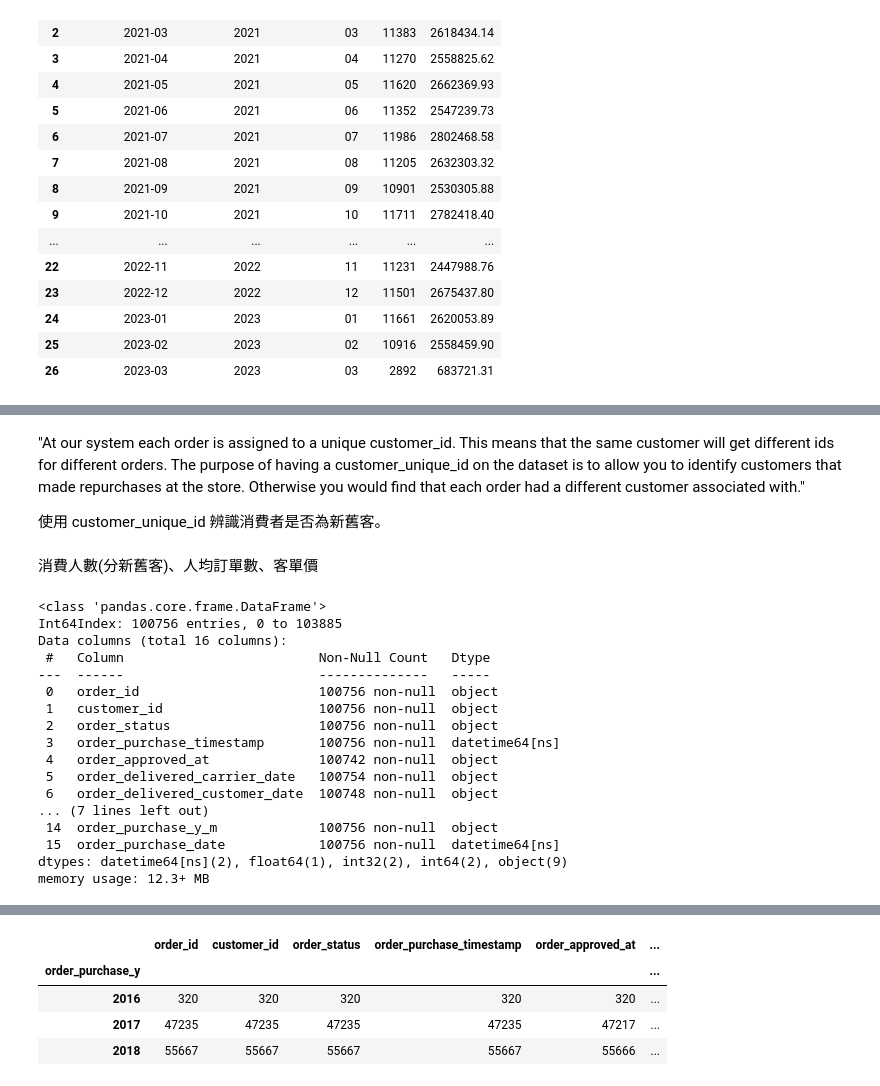
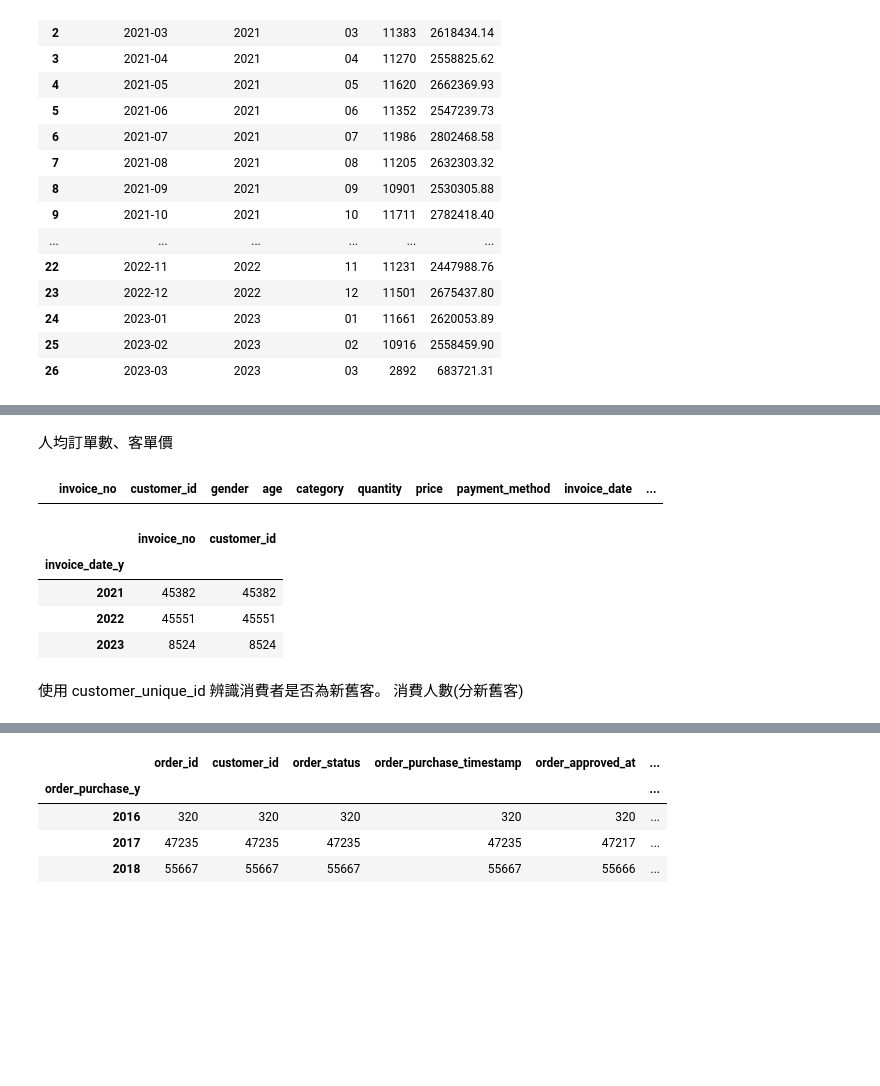
Before and after one commit to LiangYuDer/E-commerce-Analysis, a Jupyter notebook: ec_analysis.ipynb, the cells around one changed output, grey strips where cells are left out. Drawn from its saved outputs; the diff is of its cells as text; code cells hidden in the pictures; blank space fills up the shorter version.

```diff
--- a/ec_analysis.ipynb
+++ b/ec_analysis.ipynb
@@ -93,7 +141,0 @@ plt.xticks(rotation=45)
-# %%
-df["invoice_date_y"] = df["invoice_date"].dt.year.astype(int)
-df["invoice_date_m"] = df["invoice_date"].dt.month.astype(int)
-# %% [markdown]
-"At our system each order is assigned to a unique customer_id. This means that the same customer will get different ids for different orders. The purpose of having a customer_unique_id on the dataset is to allow you to identify customers that made repurchases at the store. Otherwise you would find that each order had a different customer associated with."
-
-使用 customer_unique_id 辨識消費者是否為新舊客。
@@ -104,27 +142,19 @@ order_data = pd.merge(df_orders, df_order_payments, on="order_id")
-# %%
-#扣掉 order_status = cancel 的欄位
-revenue = order_data[order_data["order_status"] != "canceled"].groupby(["order_purchase_y","order_purchase_m"]).agg('sum').sort_values(by=["order_purchase_y","order_purchase_m"]).reset_index()
-revenue["order_purchase_y_m"] = revenue["order_purchase_y"].astype(str) + "-" + revenue["order_purchase_m"].astype(str)
-revenue
-# %% [markdown]
-消費人數(分新舊客)、人均訂單數、客單價
-# %%
-order_data.info()
-# %% [output]
-<class 'pandas.core.frame.DataFrame'>
-Int64Index: 100756 entries, 0 to 103885
-Data columns (total 16 columns):
- #   Column                         Non-Null Count   Dtype
----  ------                         --------------   -----
- 0   order_id                       100756 non-null  object
- 1   customer_id                    100756 non-null  object
- 2   order_status                   100756 non-null  object
- 3   order_purchase_timestamp       100756 non-null  datetime64[ns]
- 4   order_approved_at              100742 non-null  object
- 5   order_delivered_carrier_date   100754 non-null  object
- 6   order_delivered_customer_date  100748 non-null  object
-... (7 lines left out)
- 14  order_purchase_y_m             100756 non-null  object
- 15  order_purchase_date            100756 non-null  datetime64[ns]
-dtypes: datetime64[ns](2), float64(1), int32(2), int64(2), object(9)
-memory usage: 12.3+ MB
+# %% [markdown]
+人均訂單數、客單價
+# %%
+dup_cus = df[df.duplicated(subset="customer_id", keep=False)]
+dup_cus
+# %% [output]
+|  | invoice_no | customer_id | gender | age | category | quantity | price | payment_method | invoice_date | ... |
+# %%
+shop_sum = revenue.groupby("invoice_date_y")["price"].agg("sum")
+customer_id_count = df.groupby("invoice_date_y")["invoice_no","customer_id"].nunique()
+customer_id_count
+# shop_per_num =pd.concat([shop_sum,customer_id_count],axis=1)
+# shop_per_num
+# %% [output]
+|  | invoice_no | customer_id |
+| invoice_date_y |  |  |
+| 2021 | 45382 | 45382 |
+| 2022 | 45551 | 45551 |
+| 2023 | 8524 | 8524 |
@@ -130,0 +166,3 @@ memory usage: 12.3+ MB
+# %% [markdown]
+使用 customer_unique_id 辨識消費者是否為新舊客。
+消費人數(分新舊客)
```
Also changed, not shown: parts of 13 cells of this notebook, 1 other file.
